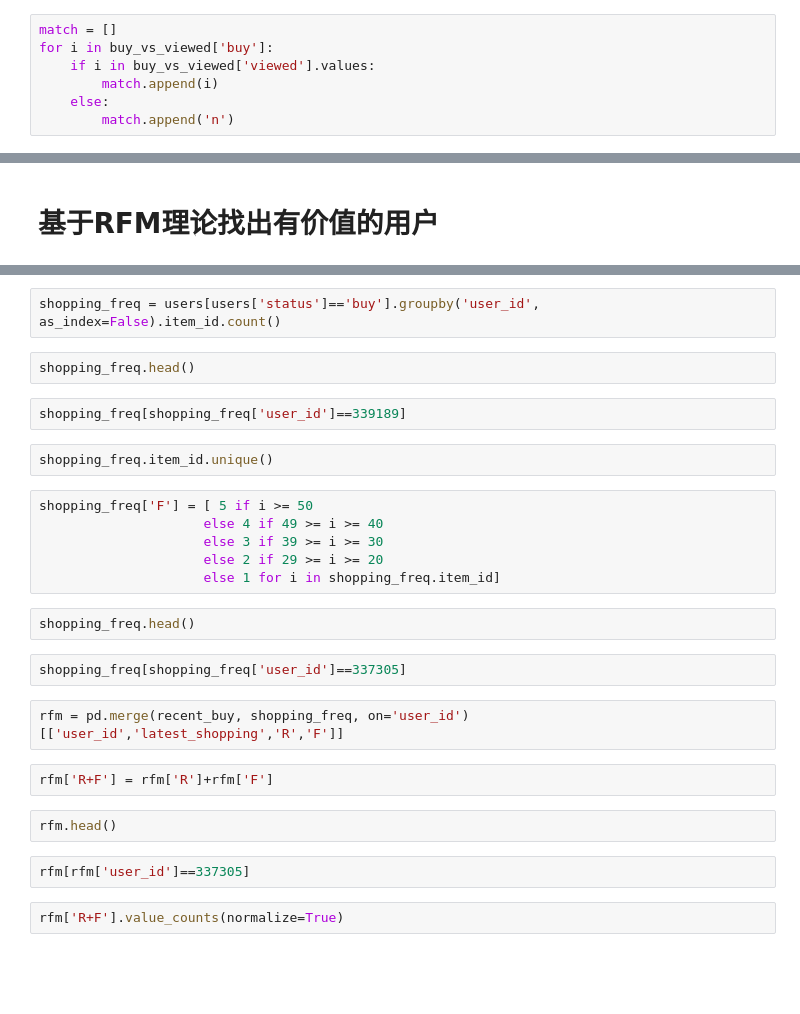
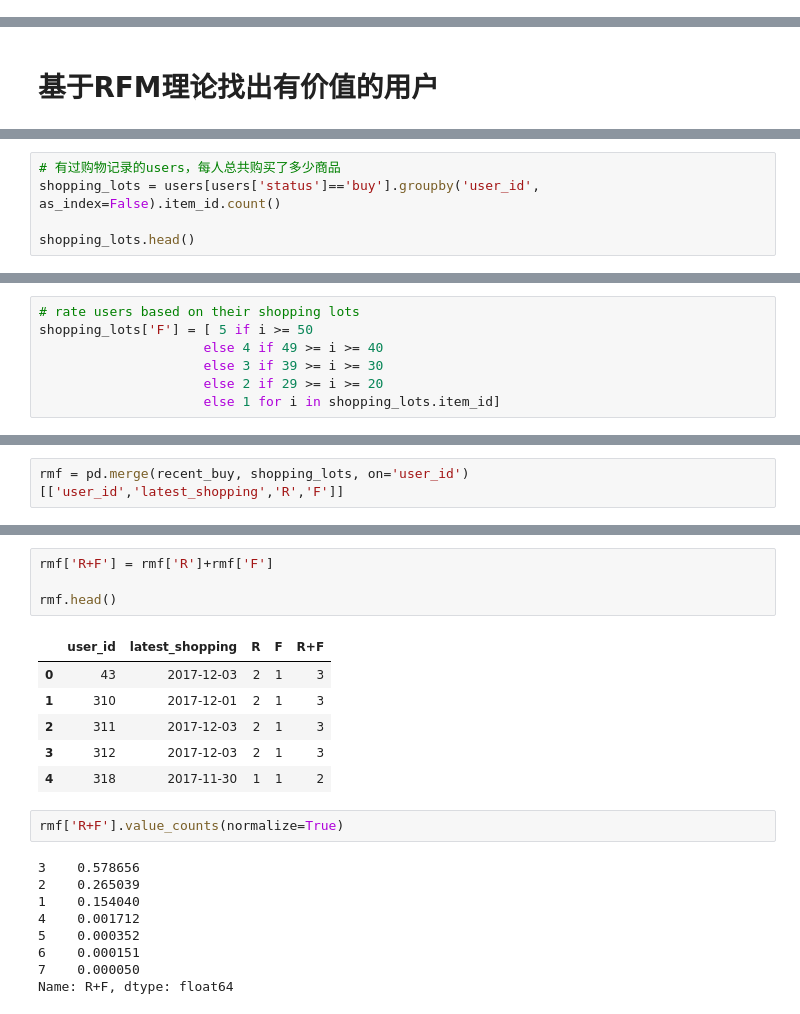
Before and after one commit to paxton615/Alibaba_UserBehavior_Analysis, a Jupyter notebook: drafts/AUBA_图表测试.ipynb, the cells around one changed output, grey strips where cells are left out. Drawn from its saved outputs; the diff is of its cells as text; blank space fills up the shorter version.

```diff
--- a/drafts/AUBA_图表测试.ipynb
+++ b/drafts/AUBA_图表测试.ipynb
@@ -686,7 +690,0 @@ See the caveats in the documentation: http://pandas.pydata.org/pandas-docs/stabl
-# %%
-match = []
-for i in buy_vs_viewed['buy']:
-    if i in buy_vs_viewed['viewed'].values:
-        match.append(i)
-    else:
-        match.append('n')
@@ -1031,0 +1037,5 @@ recent_buy.reset_index(inplace=True)
+# %%
+# 有过购物记录的users，每人总共购买了多少商品
+shopping_lots = users[users['status']=='buy'].groupby('user_id', as_index=False).item_id.count()
+
+shopping_lots.head()
@@ -1032 +1055,8 @@ recent_buy.reset_index(inplace=True)
+# %%
+# rate users based on their shopping lots
+shopping_lots['F'] = [ 5 if i >= 50
+                     else 4 if 49 >= i >= 40
+                     else 3 if 39 >= i >= 30
+                     else 2 if 29 >= i >= 20
+                     else 1 for i in shopping_lots.item_id]
 # %%
@@ -1042 +1071,3 @@ recent_buy['R'] = [0 if '2017-11-25'<= i <='2017-11-27'
+# %%
+rmf = pd.merge(recent_buy, shopping_lots, on='user_id')[['user_id','latest_shopping','R','F']]
 # %%
@@ -1044,30 +1082,24 @@ recent_buy.head()
-# %%
-shopping_freq = users[users['status']=='buy'].groupby('user_id', as_index=False).item_id.count()
-# %%
-shopping_freq.head()
-# %%
-shopping_freq[shopping_freq['user_id']==339189]
-# %%
-shopping_freq.item_id.unique()
-# %%
-shopping_freq['F'] = [ 5 if i >= 50
-                     else 4 if 49 >= i >= 40
-                     else 3 if 39 >= i >= 30
-                     else 2 if 29 >= i >= 20
-                     else 1 for i in shopping_freq.item_id]
-# %%
-shopping_freq.head()
-# %%
-shopping_freq[shopping_freq['user_id']==337305]
-# %%
-rfm = pd.merge(recent_buy, shopping_freq, on='user_id')[['user_id','latest_shopping','R','F']]
 # %%
-rfm['R+F'] = rfm['R']+rfm['F']
+rmf['R+F'] = rmf['R']+rmf['F']
+
+rmf.head()
+# %% [output]
+|  | user_id | latest_shopping | R | F | R+F |
+| 0 | 43 | 2017-12-03 | 2 | 1 | 3 |
+| 1 | 310 | 2017-12-01 | 2 | 1 | 3 |
+| 2 | 311 | 2017-12-03 | 2 | 1 | 3 |
+| 3 | 312 | 2017-12-03 | 2 | 1 | 3 |
+| 4 | 318 | 2017-11-30 | 1 | 1 | 2 |
-# %%
-rfm.head()
-# %%
-rfm[rfm['user_id']==337305]
 # %%
-rfm['R+F'].value_counts(normalize=True)
+rmf['R+F'].value_counts(normalize=True)
+# %% [output]
+3    0.578656
+2    0.265039
+1    0.154040
+4    0.001712
+5    0.000352
+6    0.000151
+7    0.000050
+Name: R+F, dtype: float64
 # %%
 1.5/11.4
```
Also changed, not shown: parts of 45 cells of this notebook, 5 other files.
